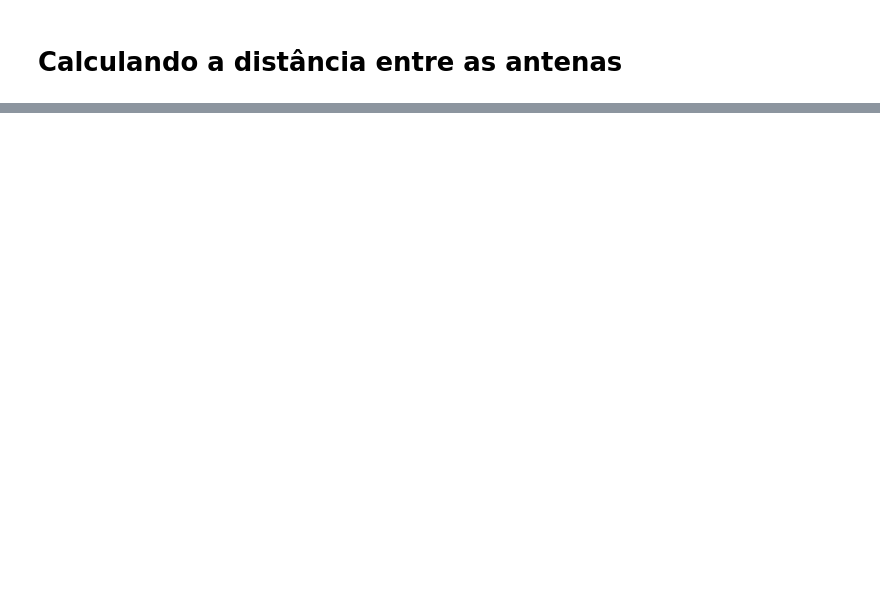
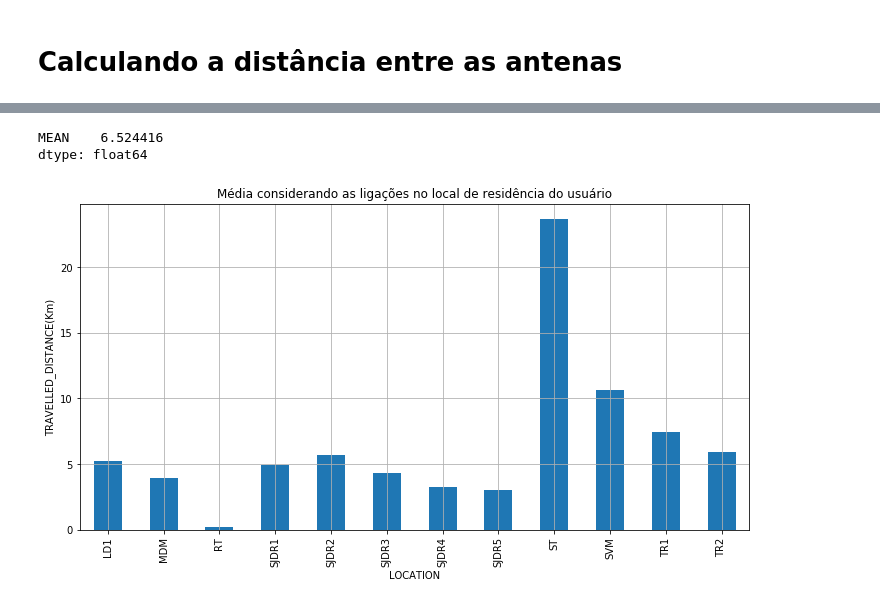
Before and after one commit to ghmc91/Projeto_Mestrado, a Jupyter notebook: Distance_Traveled_By_User.ipynb, the cells around one changed output, grey strips where cells are left out. Drawn from its saved outputs; the diff is of its cells as text; code cells hidden in the pictures; blank space fills up the shorter version.

Commit message:
Calculando medidas de posicao para a distância percorrida agrupada por localização

```diff
--- a/Distance_Traveled_By_User.ipynb
+++ b/Distance_Traveled_By_User.ipynb
@@ -75,0 +169,6 @@ df_final.sample(10)
+# %%
+#Considerando as ligações na região presumida
+df_stats = df_final.groupby(['PRESUMED_RESIDENCE']).mean()
+df_stats = df_stats.rename(columns={'TRAVELLED_DISTANCE': 'MEAN'})
+df_stats = df_stats.rename_axis('LOCATION')
+df_stats
@@ -75,0 +190,14 @@ df_final.sample(10)
+# %%
+df_stats.mean()
+# %% [output]
+MEAN    6.524416
+dtype: float64
+# %%
+plt.figure(figsize=(12,6))
+df_stats['MEAN'].plot(kind='bar')
+plt.title('Média considerando as ligações no local de residência do usuário')
+plt.ylabel('TRAVELLED_DISTANCE(Km)')
+plt.grid()
+plt.savefig('Média considerando as ligações no local de residência do usuário.png')
+# %% [output]
+[figure, added]
```
Also changed, not shown: parts of 17 cells of this notebook, 2 other files.
